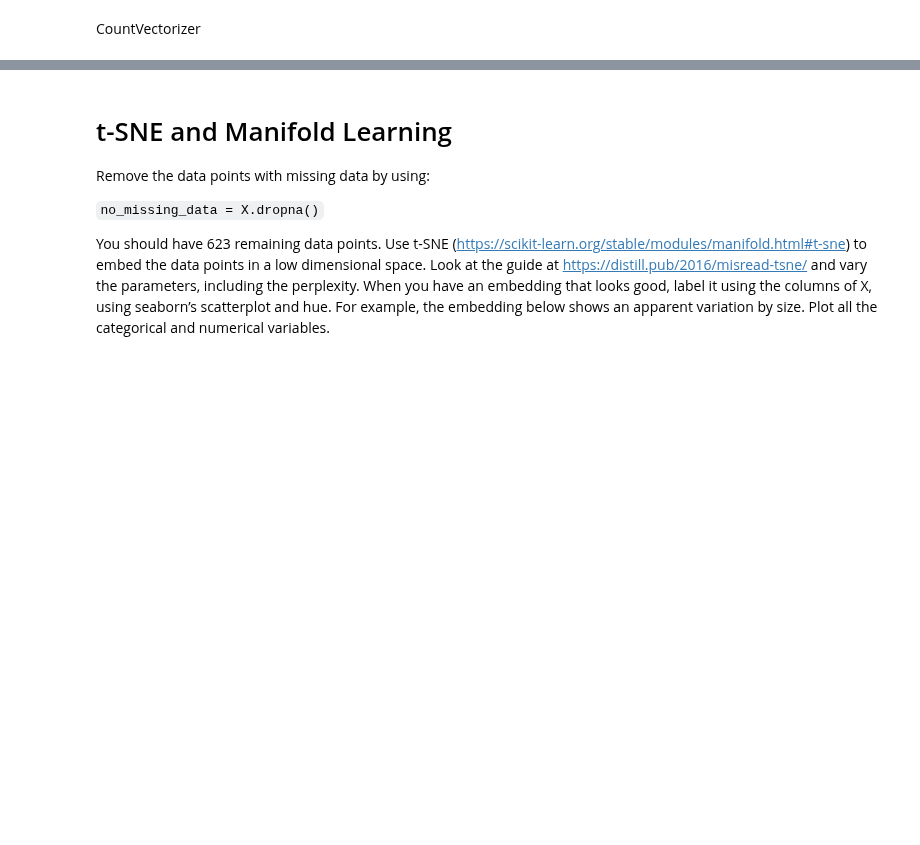
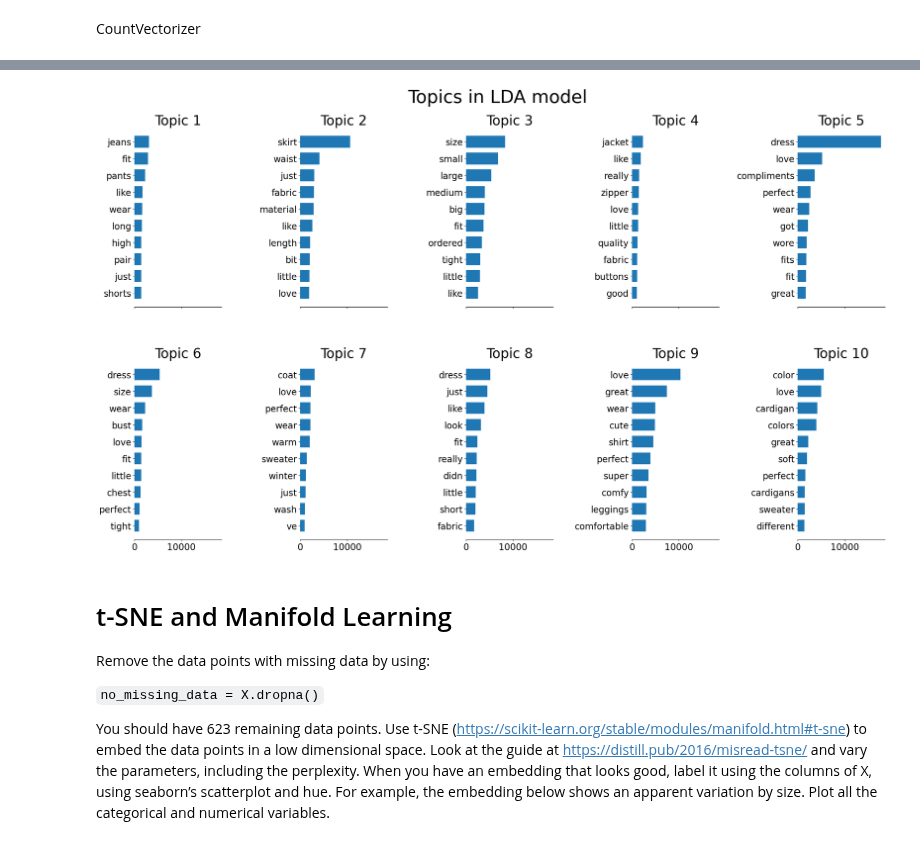
Before and after one commit to sascott9655/ADS-504-Machine-Learning, a Jupyter notebook: HW_5_.ipynb, the cells around one changed output, grey strips where cells are left out. Saved outputs shown, nothing was run; the diff lists cells and outputs as text; code cells hidden in the pictures; blank space fills up the shorter version.

```diff
--- a/HW_5_.ipynb
+++ b/HW_5_.ipynb
@@ -388,6 +390,6 @@ lda.fit(X_text)
 # %%
 def plot_top_words(model, feature_names, n_top_words, title):
-    fig, axes = plt.subplots()
+    fig, axes = plt.subplots(2, 5, figsize=(30, 15), sharex=True)
     axes = axes.flatten()
     for topic_idx, topic in enumerate(model.components_):
         top_features_ind = topic.argsort()[-n_top_words:]
@@ -400,10 +402,11 @@ def plot_top_words(model, feature_names, n_top_words, title):
         for i in "top right left".split():
             ax.spines[i].set_visible(False)
         fig.suptitle(title, fontsize=40)
-    feat_names = vectorizer.get_feature_names_out()
     plt.subplots_adjust(top=0.90, bottom=0.05, wspace=0.90, hspace=0.3)
     plt.show()
 # %%
 # Review the following link and define "plot_top_words":
 # https://scikit-learn.org/stable/auto_examples/applications/plot_topics_extraction_with_nmf_lda.html#sphx-glr-auto-examples-applications-plot-topics-extraction-with-nmf-lda-py
-plot_top_words(lda, feat_names, 10, 'Topics in LDA model')
+plot_top_words(lda, vectorizer.get_feature_names_out(), 10, 'Topics in LDA model')
+# %% [output]
+[figure, added]
```
Also changed, not shown: parts of 2 cells of this notebook.
